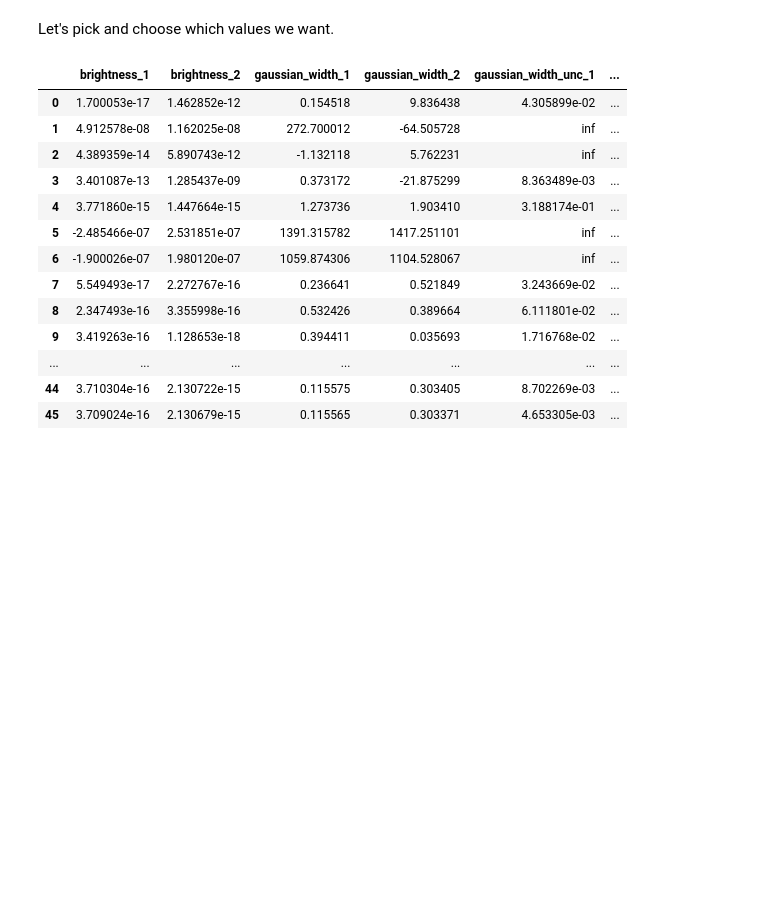
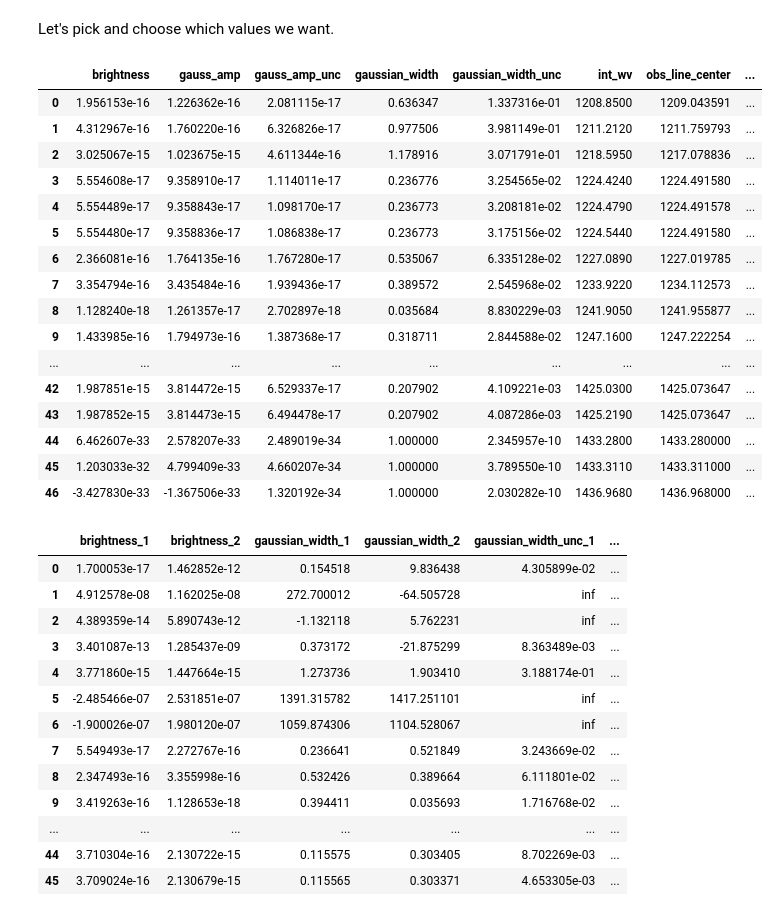
Before and after one commit to 18ganesha/io_brightness, a Jupyter notebook: notebooks/11_Analyzing_loop_data.ipynb, the cells around one changed output. Cells and saved outputs as stored; diff of their text form; code cells hidden in the pictures; blank space fills up the shorter version.

```diff
--- a/notebooks/11_Analyzing_loop_data.ipynb
+++ b/notebooks/11_Analyzing_loop_data.ipynb
@@ -26,6 +26,26 @@ df_wv_2 = df_mult['int_wv_2']
 df_brightness_1 = df_mult['brightness_1']
 df_fix = pd.DataFrame()
 df_final = pd.DataFrame()
+# %%
+df_sing
+# %% [output]
+|  | brightness | gauss_amp | gauss_amp_unc | gaussian_width | gaussian_width_unc | int_wv | obs_line_center | ... |
+| 0 | 1.956153e-16 | 1.226362e-16 | 2.081115e-17 | 0.636347 | 1.337316e-01 | 1208.8500 | 1209.043591 | ... |
+| 1 | 4.312967e-16 | 1.760220e-16 | 6.326826e-17 | 0.977506 | 3.981149e-01 | 1211.2120 | 1211.759793 | ... |
+| 2 | 3.025067e-15 | 1.023675e-15 | 4.611344e-16 | 1.178916 | 3.071791e-01 | 1218.5950 | 1217.078836 | ... |
+| 3 | 5.554608e-17 | 9.358910e-17 | 1.114011e-17 | 0.236776 | 3.254565e-02 | 1224.4240 | 1224.491580 | ... |
+| 4 | 5.554489e-17 | 9.358843e-17 | 1.098170e-17 | 0.236773 | 3.208181e-02 | 1224.4790 | 1224.491578 | ... |
+| 5 | 5.554480e-17 | 9.358836e-17 | 1.086838e-17 | 0.236773 | 3.175156e-02 | 1224.5440 | 1224.491580 | ... |
+| 6 | 2.366081e-16 | 1.764135e-16 | 1.767280e-17 | 0.535067 | 6.335128e-02 | 1227.0890 | 1227.019785 | ... |
+| 7 | 3.354794e-16 | 3.435484e-16 | 1.939436e-17 | 0.389572 | 2.545968e-02 | 1233.9220 | 1234.112573 | ... |
+| 8 | 1.128240e-18 | 1.261357e-17 | 2.702897e-18 | 0.035684 | 8.830229e-03 | 1241.9050 | 1241.955877 | ... |
+| 9 | 1.433985e-16 | 1.794973e-16 | 1.387368e-17 | 0.318711 | 2.844588e-02 | 1247.1600 | 1247.222254 | ... |
+| ... | ... | ... | ... | ... | ... | ... | ... | ... |
+| 42 | 1.987851e-15 | 3.814472e-15 | 6.529337e-17 | 0.207902 | 4.109221e-03 | 1425.0300 | 1425.073647 | ... |
+| 43 | 1.987852e-15 | 3.814473e-15 | 6.494478e-17 | 0.207902 | 4.087286e-03 | 1425.2190 | 1425.073647 | ... |
+| 44 | 6.462607e-33 | 2.578207e-33 | 2.489019e-34 | 1.000000 | 2.345957e-10 | 1433.2800 | 1433.280000 | ... |
+| 45 | 1.203033e-32 | 4.799409e-33 | 4.660207e-34 | 1.000000 | 3.789550e-10 | 1433.3110 | 1433.311000 | ... |
+| 46 | -3.427830e-33 | -1.367506e-33 | 1.320192e-34 | 1.000000 | 2.030282e-10 | 1436.9680 | 1436.968000 | ... |
 # %%
 df_mult
 # %% [output]
```
Also changed, not shown: 2 other files.
